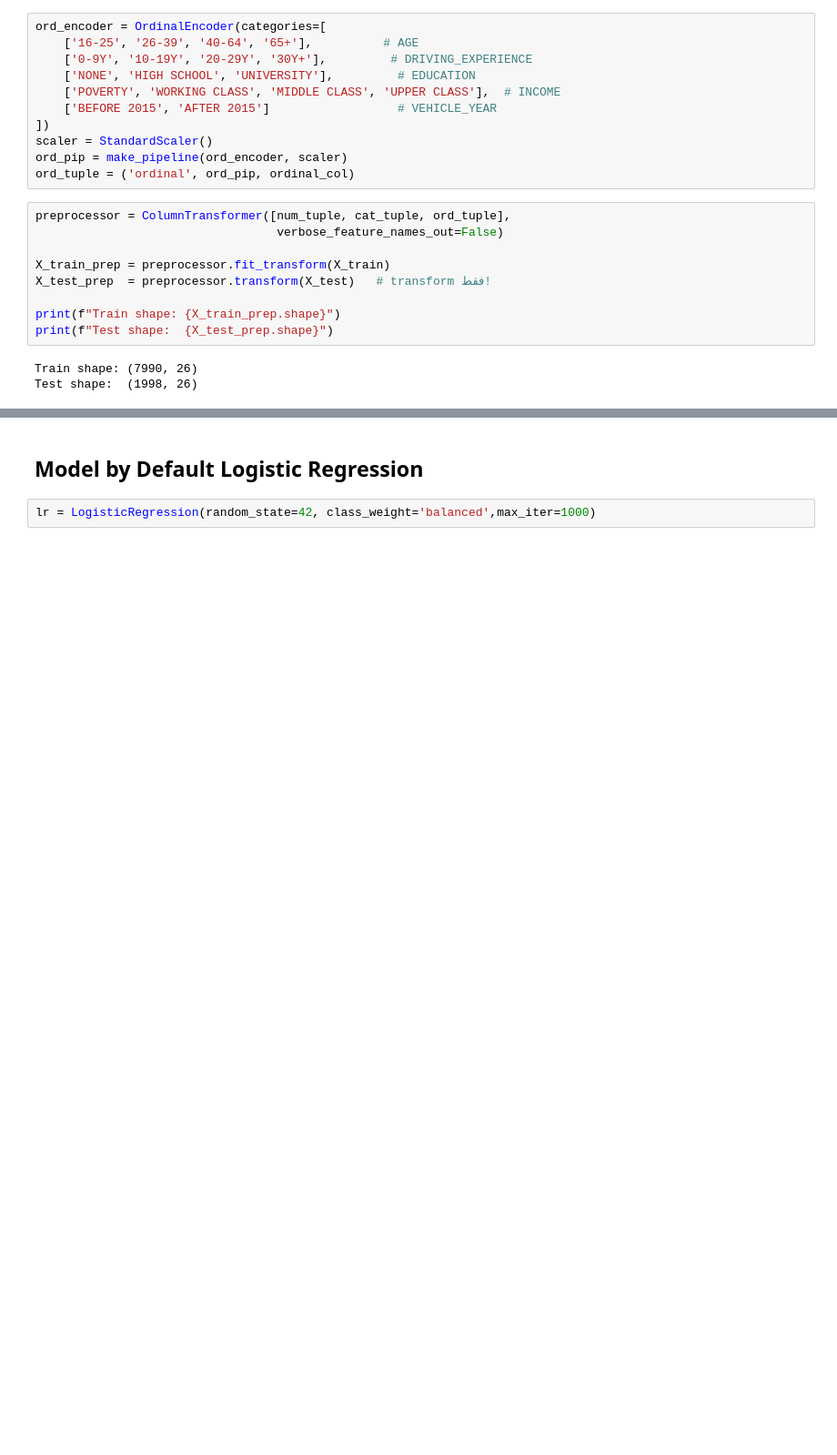
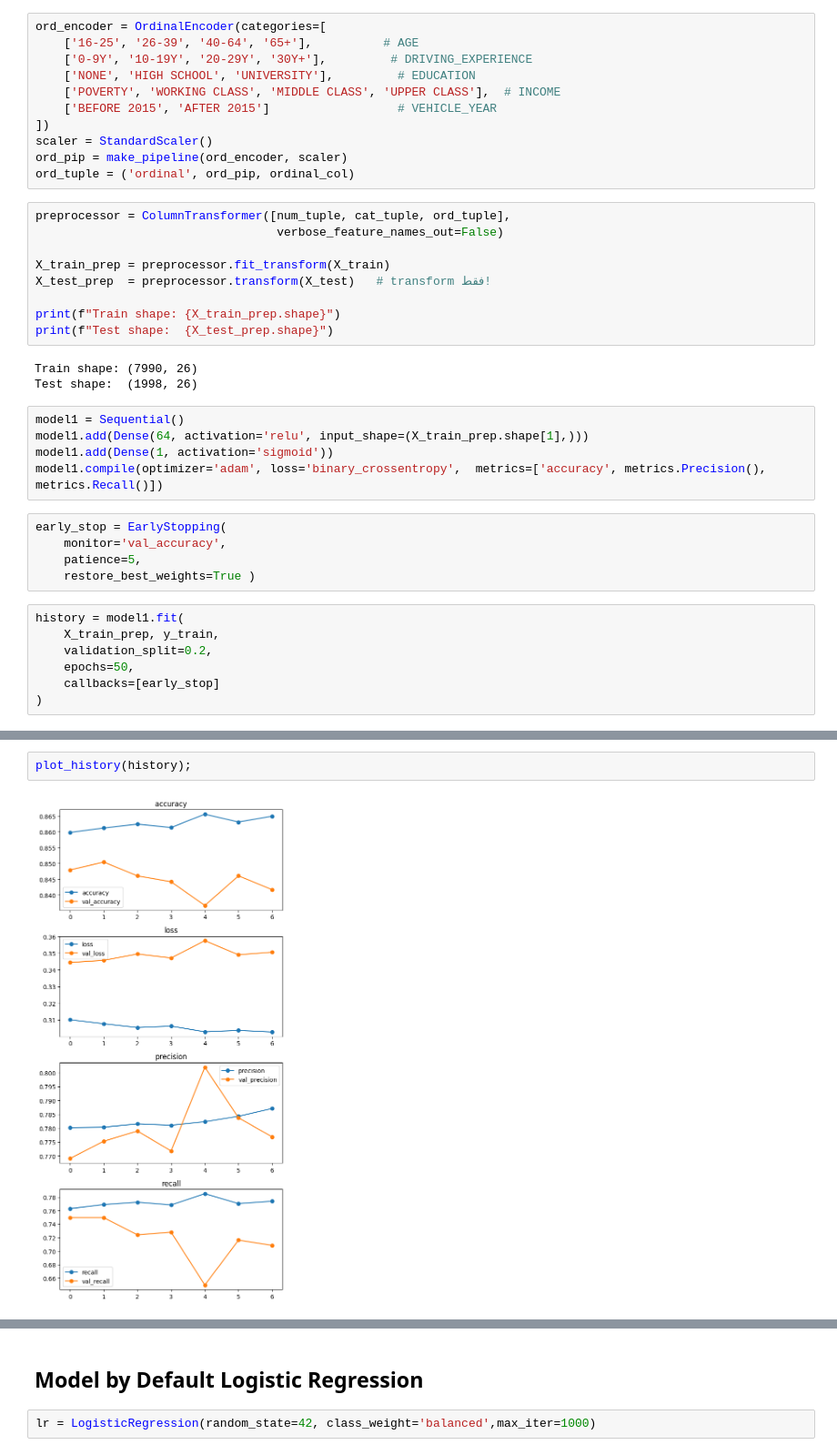
Before and after one commit to laramutair/Car-Insurance-Claim-Prediction, a Jupyter notebook: Project_4_Part_1_(Core).ipynb, the cells around one changed output, grey strips where cells are left out. Shown at 91% size. Cells and saved outputs as stored; diff of their text form; blank space fills up the shorter version.

```diff
--- a/Project_4_Part_1_(Core).ipynb
+++ b/Project_4_Part_1_(Core).ipynb
@@ -541,3 +587,20 @@ print(f"Test shape:  {X_test_prep.shape}")
 # %% [output]
 Train shape: (7990, 26)
 Test shape:  (1998, 26)
+# %%
+model1 = Sequential()
+model1.add(Dense(64, activation='relu', input_shape=(X_train_prep.shape[1],)))
+model1.add(Dense(1, activation='sigmoid'))
+model1.compile(optimizer='adam', loss='binary_crossentropy',  metrics=['accuracy', metrics.Precision(), metrics.Recall()])
+# %%
+early_stop = EarlyStopping(
+    monitor='val_accuracy',
+    patience=5,
+    restore_best_weights=True )
+# %%
+history = model1.fit(
+    X_train_prep, y_train,
+    validation_split=0.2,
+    epochs=50,
+    callbacks=[early_stop]
+)
@@ -543,0 +622,4 @@ Test shape:  (1998, 26)
+# %%
+plot_history(history);
+# %% [output]
+[figure, added]
```
Also changed, not shown: parts of 7 cells of this notebook.
